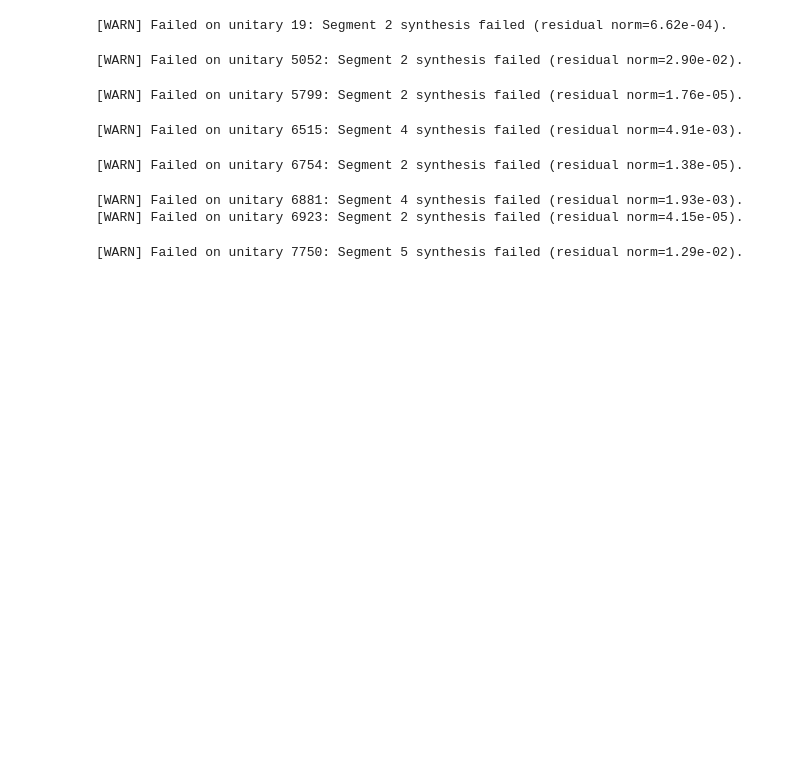
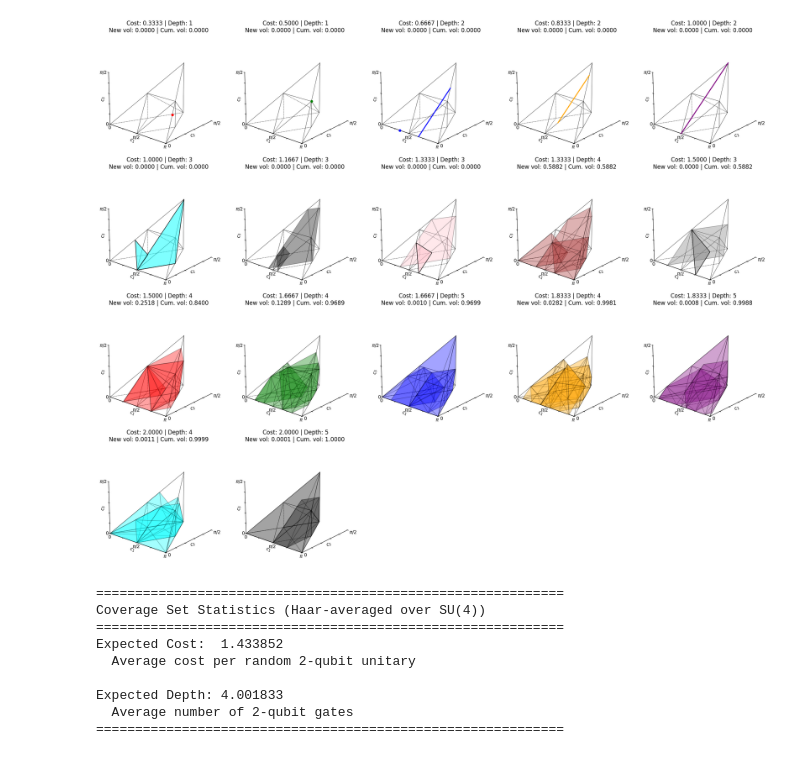
Before and after one commit to evmckinney9/gulps, a Jupyter notebook: src/notebooks/dev/dev_main.ipynb, the cells around one changed output. Cells and saved outputs as stored; diff of their text form; code cells hidden in the pictures; blank space fills up the shorter version.

```diff
--- a/src/notebooks/dev/dev_main.ipynb
+++ b/src/notebooks/dev/dev_main.ipynb
@@ -24,37 +24,48 @@ import numpy as np
 # comment out what you don't want or add your own
 
 _gates = [
     # (CXGate(), 1.0, "cx"),
     # (CXGate().power(1 / 2), 1 / 2, "sqrt2cx"),
     # (CXGate().power(1 / 3), 1 / 3, "sqrt3cx"),
     # (CXGate().power(1 / 4), 1 / 4, "sqrt4cx"),
     # (CXGate().power(1 / 6), 1 / 6, "sqrt6cx"),
     # (CXGate().power(1 / 8), 1 / 8, "sqrt8cx"),
     # (iSwapGate(), 1.0, "iswap"),
     # (iSwapGate().power(1 / 2), 1 / 2, "sqrt2iswap"),
     # (iSwapGate().power(1 / 3), 1 / 3, "sqrt3iswap"),
     # (iSwapGate().power(1 / 4), 1 / 4, "sqrt4iswap"),
     # (iSwapGate().power(1 / 6), 1 / 6, "sqrt6iswap"),
     # (fsim(np.pi / 2, np.pi / 6).power(1.0), 1.0, "fsim"),
     # (fsim(np.pi / 2, np.pi / 6).power(1 / 2), 1 / 2, "sqrt2fsim"),
     # (fsim(np.pi / 2, np.pi / 6).power(1 / 3), 1 / 3, "sqrt3fsim"),
     # (fsim(np.pi / 2, np.pi / 6).power(1 / 4), 1 / 4, "sqrt4fsim"),
     # (fsim(np.pi / 2, np.pi / 6).power(1 / 6), 1 / 6, "sqrt6fsim"),
     # (SwapGate(), 0.0, "swap"),
-    # (SwapGate().power(1 / 2), 1 / 2, "eswap"),
-    # (SwapGate().power(1 / 3), 1 / 3, "eswap"),
-    (GateInvariants.from_weyl((0.15, 0.13, 0.1)).gate, 1.0, "ns")
+    (SwapGate().power(1 / 2), 1 / 2, "sqrt2swap"),
+    (SwapGate().power(1 / 3), 1 / 3, "sqrt3swap"),
+    # (GateInvariants.from_weyl((0.15, 0.13, 0.1)).gate, 1.0, "ns")
 ]
 gate_set, costs, names = zip(*_gates)
 isa = DiscreteISA(
-    gate_set, costs, names, precompute_polytopes=False, max_sequence_length=24
+    gate_set, costs, names, precompute_polytopes=True, max_sequence_length=24
 )
 decomposer = GulpsDecomposer(isa=isa)
 
 if hasattr(decomposer.isa, "coverage_set"):
     from gulps.core.coverage import coverage_report
 
     coverage_report(decomposer.isa.coverage_set)
+# %% [output]
+[figure, added]
+============================================================
+Coverage Set Statistics (Haar-averaged over SU(4))
+============================================================
+Expected Cost:  1.433852
+  Average cost per random 2-qubit unitary
+
+Expected Depth: 4.001833
+  Average number of 2-qubit gates
+============================================================
 # %%
 logger.setLevel("INFO")
 N = 10_000
@@ -76,15 +87,6 @@ for idx in trange(N, desc="Decomposing random unitaries"):
     except Exception as e:
         print(f"[WARN] Failed on unitary {idx}: {e}")
         failures += 1
-# %% [output]
-[WARN] Failed on unitary 19: Segment 2 synthesis failed (residual norm=6.62e-04).
-[WARN] Failed on unitary 5052: Segment 2 synthesis failed (residual norm=2.90e-02).
-[WARN] Failed on unitary 5799: Segment 2 synthesis failed (residual norm=1.76e-05).
-[WARN] Failed on unitary 6515: Segment 4 synthesis failed (residual norm=4.91e-03).
-[WARN] Failed on unitary 6754: Segment 2 synthesis failed (residual norm=1.38e-05).
-[WARN] Failed on unitary 6881: Segment 4 synthesis failed (residual norm=1.93e-03).
-[WARN] Failed on unitary 6923: Segment 2 synthesis failed (residual norm=4.15e-05).
-[WARN] Failed on unitary 7750: Segment 5 synthesis failed (residual norm=1.29e-02).
 # %%
 # average time of segments/total to lp_sentence/total
 # all_timings is a list of dicts with keys "total", "lp_sentence", "segments"
```
Also changed, not shown: parts of 3 cells of this notebook, 9 other files.
